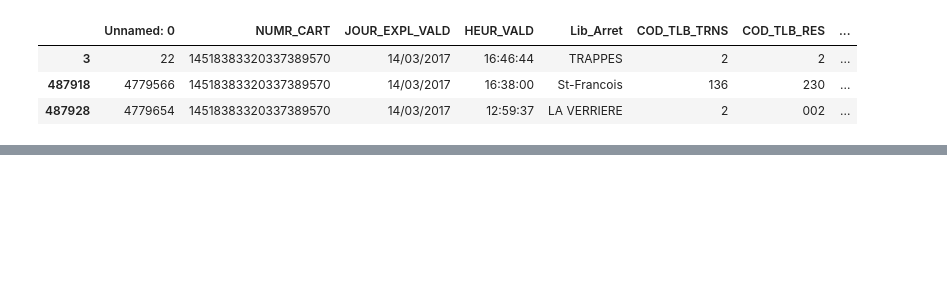
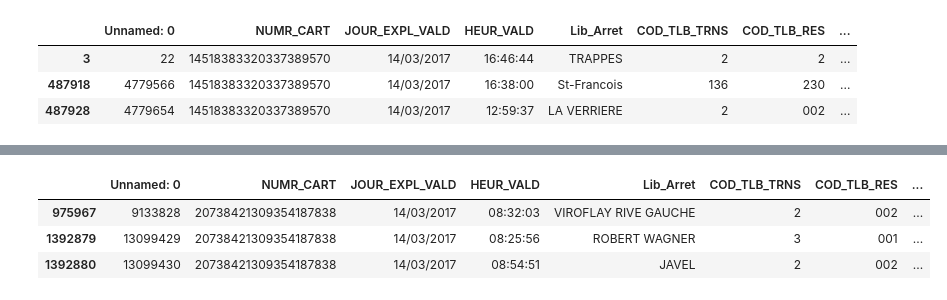
Before and after one commit to Leoyao87820984/Handle_AFC_data, a Jupyter notebook: Handle_AFC_individuel_3.ipynb, the cells around one changed output, grey strips where cells are left out. Cells and saved outputs as stored; diff of their text form; code cells hidden in the pictures; blank space fills up the shorter version.

```diff
--- a/Handle_AFC_individuel_3.ipynb
+++ b/Handle_AFC_individuel_3.ipynb
@@ -72,0 +59,7 @@ data[data['NUMR_CART'] == '14518383320337389570']
+# %%
+data[data['NUMR_CART'] == '20738421309354187838']
+# %% [output]
+|  | Unnamed: 0 | NUMR_CART | JOUR_EXPL_VALD | HEUR_VALD | Lib_Arret | COD_TLB_TRNS | COD_TLB_RES | ... |
+| 975967 | 9133828 | 20738421309354187838 | 14/03/2017 | 08:32:03 | VIROFLAY RIVE GAUCHE | 2 | 002 | ... |
+| 1392879 | 13099429 | 20738421309354187838 | 14/03/2017 | 08:25:56 | ROBERT WAGNER | 3 | 001 | ... |
+| 1392880 | 13099430 | 20738421309354187838 | 14/03/2017 | 08:54:51 | JAVEL | 2 | 002 | ... |
```
Also changed, not shown: parts of 42 cells of this notebook, 1 other file.
